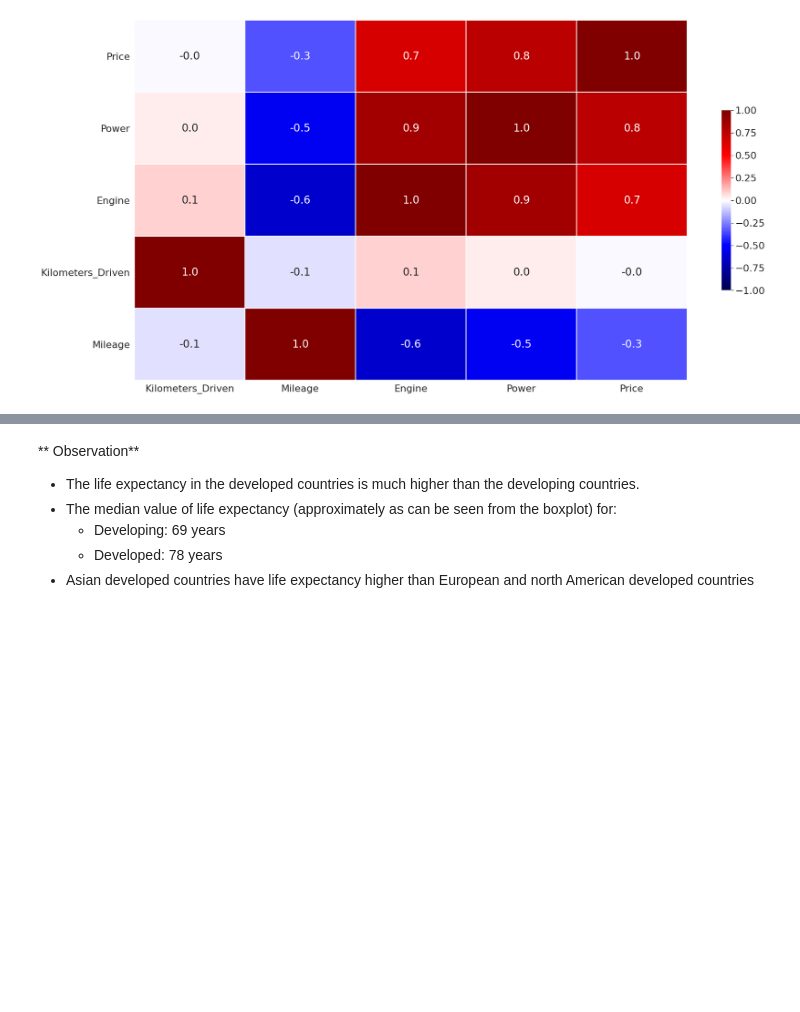
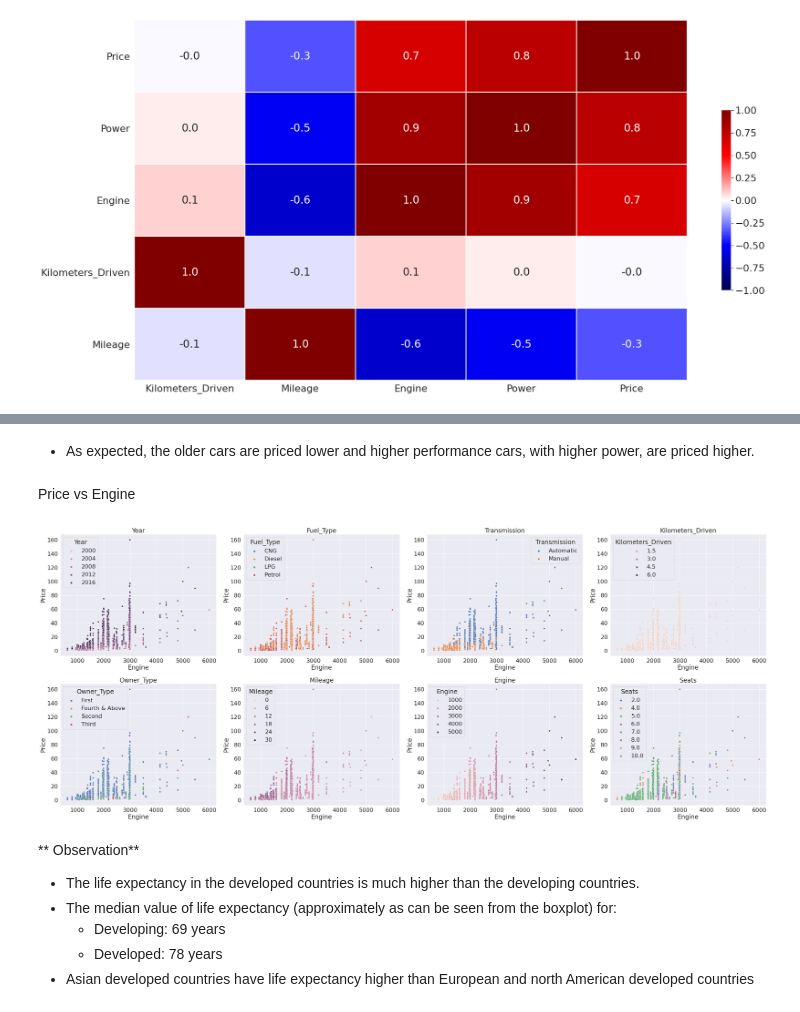
Before and after one commit to jkhan-prog/ML-model-to-predict-used-Car-price, a Jupyter notebook: PreOwned_Car_Sales.ipynb, the cells around one changed output, grey strips where cells are left out. Cells and saved outputs as stored; diff of their text form; code cells hidden in the pictures; blank space fills up the shorter version.

```diff
--- a/PreOwned_Car_Sales.ipynb
+++ b/PreOwned_Car_Sales.ipynb
@@ -762,3 +678,21 @@ sns.scatterplot(y='Price', x='Engine', hue ='Seats', data=df1);
+# %% [markdown]
+* As expected, the older cars are priced lower and higher performance cars, with higher power, are priced higher.
+# %% [markdown]
+Price vs Engine
+# %%
+plt.figure(figsize=(40,40))
+hue_columns = ['Year', 'Fuel_Type', 'Transmission', 'Kilometers_Driven', 'Owner_Type', 'Mileage', 'Engine', 'Seats']
+
+#for i in range(0,9):
+for i, variable in enumerate(hue_columns):
+                     plt.subplot(5,4,i+1)
+                     sns.scatterplot(y='Price', x='Engine', hue = hue_columns[i], data=df1);
+                     plt.tight_layout()
+                     plt.title(variable)
+
+plt.show()
+# %% [output]
+[figure, added]
 # %% [markdown]
 ** Observation**
 
```
Also changed, not shown: parts of 76 cells of this notebook.
